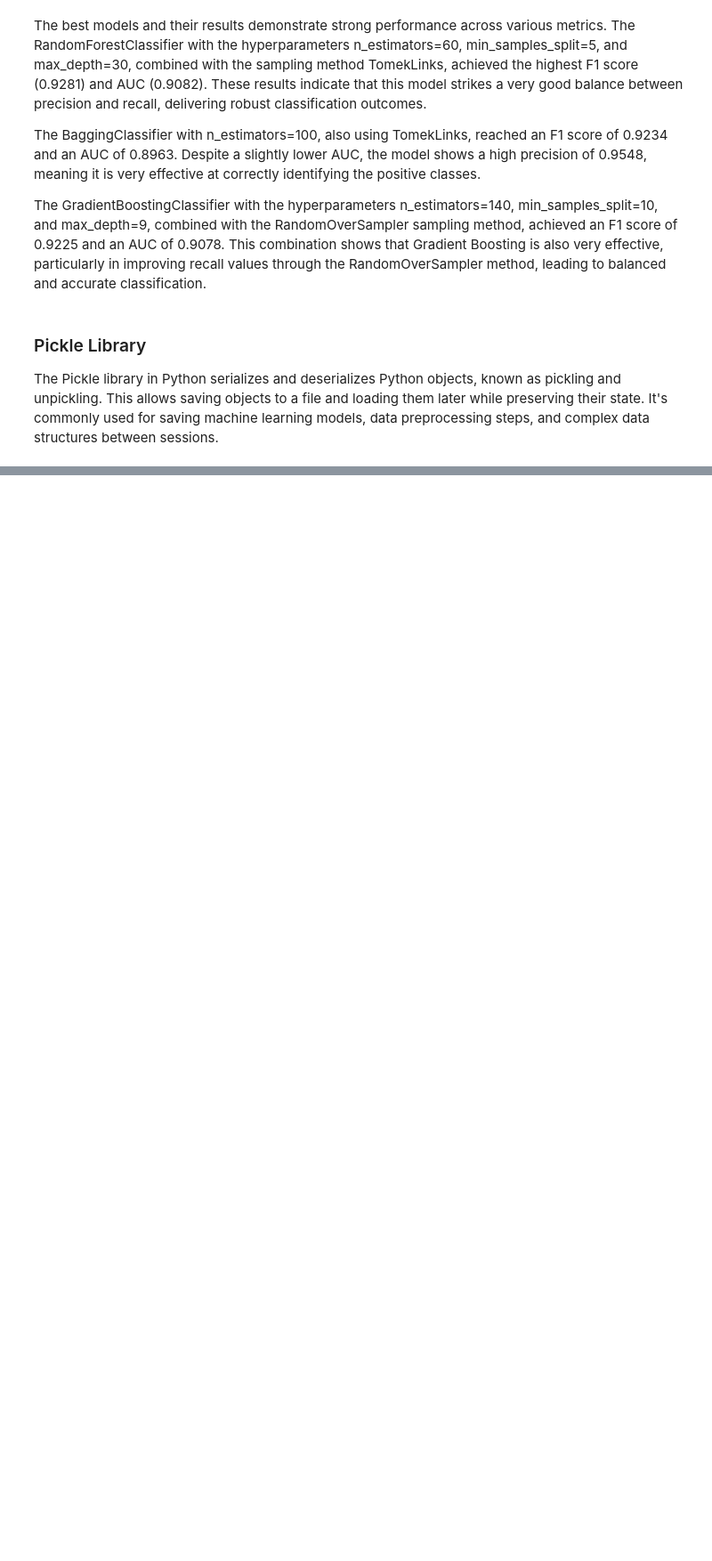
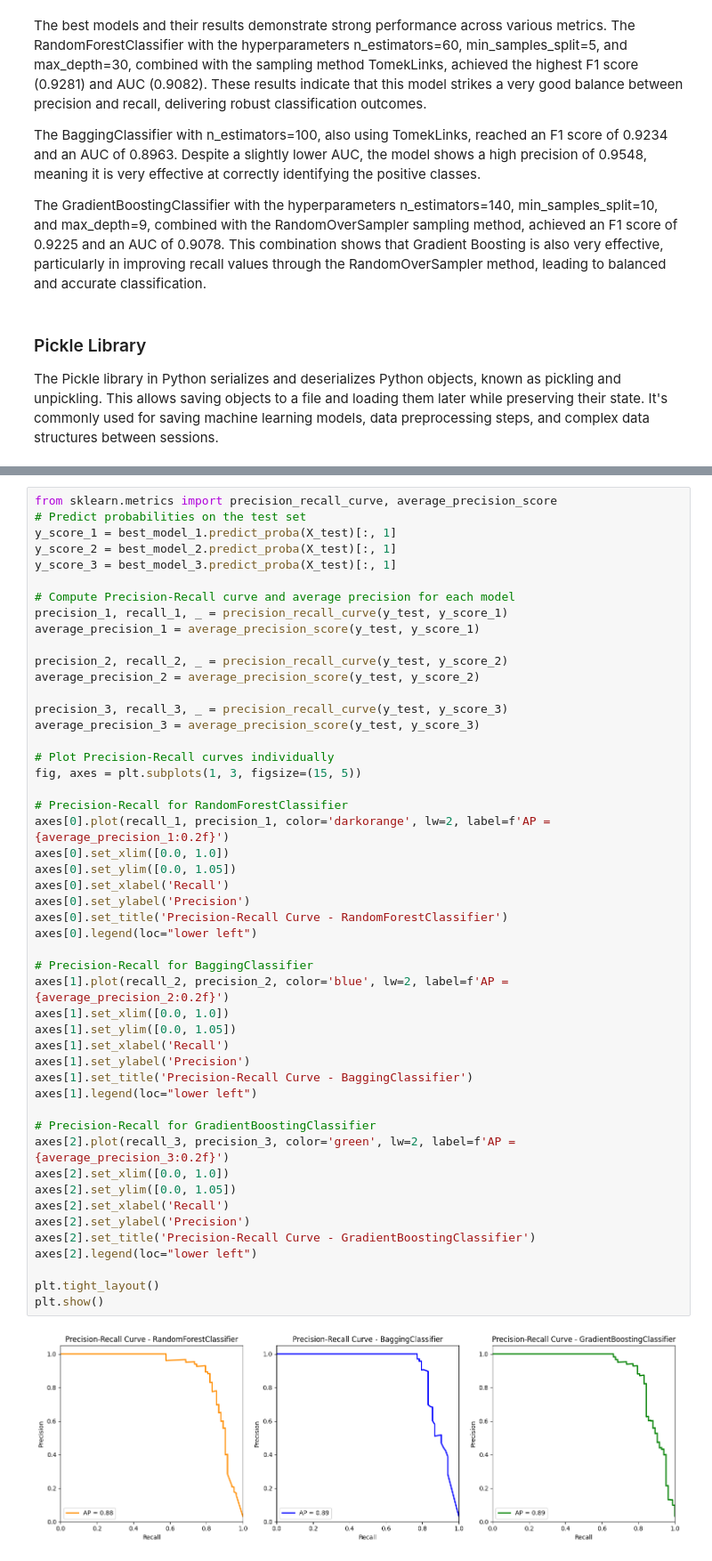
Before and after one commit to waldmjn/Predictive-Maintenance, a Jupyter notebook: DataModells.ipynb, the cells around one changed output, grey strips where cells are left out. Shown at 89% size. Drawn from its saved outputs; the diff is of its cells as text; blank space fills up the shorter version.

```diff
--- a/DataModells.ipynb
+++ b/DataModells.ipynb
@@ -609,0 +559,51 @@ The best models and sampling methods have been saved to .././best_models_samplin
+# %%
+from sklearn.metrics import precision_recall_curve, average_precision_score
+# Predict probabilities on the test set
+y_score_1 = best_model_1.predict_proba(X_test)[:, 1]
+y_score_2 = best_model_2.predict_proba(X_test)[:, 1]
+y_score_3 = best_model_3.predict_proba(X_test)[:, 1]
+
+# Compute Precision-Recall curve and average precision for each model
+precision_1, recall_1, _ = precision_recall_curve(y_test, y_score_1)
+average_precision_1 = average_precision_score(y_test, y_score_1)
+
+precision_2, recall_2, _ = precision_recall_curve(y_test, y_score_2)
+average_precision_2 = average_precision_score(y_test, y_score_2)
+
+precision_3, recall_3, _ = precision_recall_curve(y_test, y_score_3)
+average_precision_3 = average_precision_score(y_test, y_score_3)
+
+# Plot Precision-Recall curves individually
+fig, axes = plt.subplots(1, 3, figsize=(15, 5))
+
+# Precision-Recall for RandomForestClassifier
+axes[0].plot(recall_1, precision_1, color='darkorange', lw=2, label=f'AP = {average_precision_1:0.2f}')
+axes[0].set_xlim([0.0, 1.0])
+axes[0].set_ylim([0.0, 1.05])
+axes[0].set_xlabel('Recall')
+axes[0].set_ylabel('Precision')
+axes[0].set_title('Precision-Recall Curve - RandomForestClassifier')
+axes[0].legend(loc="lower left")
+
+# Precision-Recall for BaggingClassifier
+axes[1].plot(recall_2, precision_2, color='blue', lw=2, label=f'AP = {average_precision_2:0.2f}')
+axes[1].set_xlim([0.0, 1.0])
+axes[1].set_ylim([0.0, 1.05])
+axes[1].set_xlabel('Recall')
+axes[1].set_ylabel('Precision')
+axes[1].set_title('Precision-Recall Curve - BaggingClassifier')
+axes[1].legend(loc="lower left")
+
+# Precision-Recall for GradientBoostingClassifier
+axes[2].plot(recall_3, precision_3, color='green', lw=2, label=f'AP = {average_precision_3:0.2f}')
+axes[2].set_xlim([0.0, 1.0])
+axes[2].set_ylim([0.0, 1.05])
+axes[2].set_xlabel('Recall')
+axes[2].set_ylabel('Precision')
+axes[2].set_title('Precision-Recall Curve - GradientBoostingClassifier')
+axes[2].legend(loc="lower left")
+
+plt.tight_layout()
+plt.show()
+# %% [output]
+[figure, added]
```
Also changed, not shown: parts of 25 cells of this notebook.
